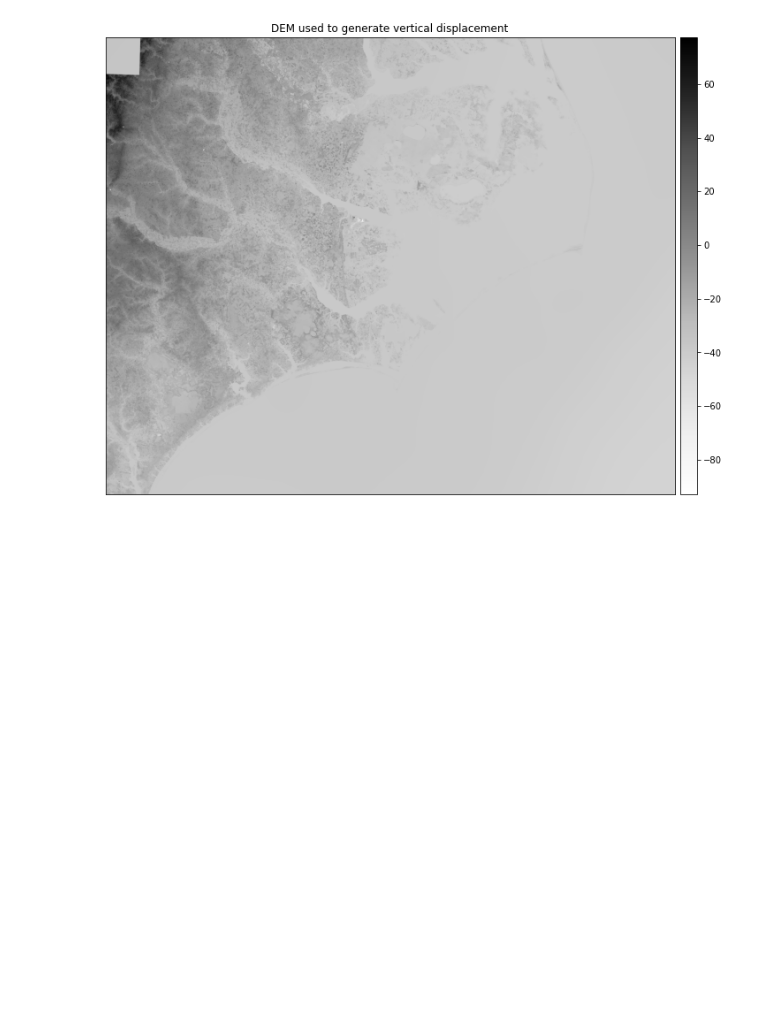
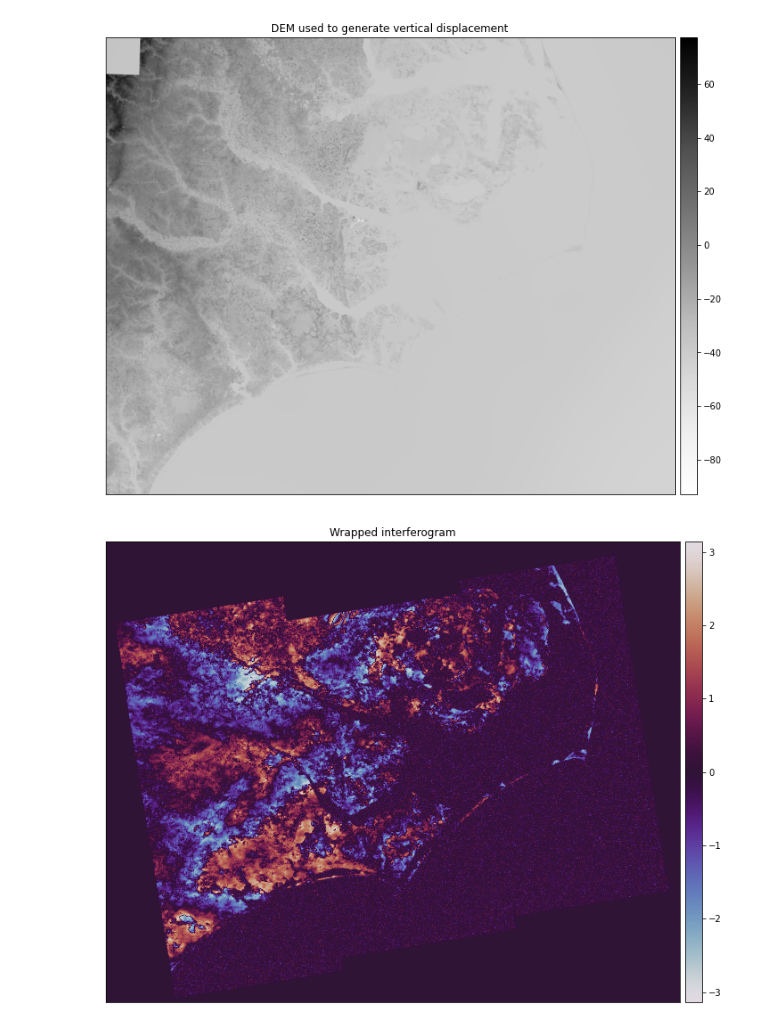
Before and after one commit to tlogie6/Coastal-Bathymetry-Group, a Jupyter notebook: VerticalDisplacement/Code/Data processing vertical displacement.ipynb, the cells around one changed output. Cells and saved outputs as stored; diff of their text form; code cells hidden in the pictures; blank space fills up the shorter version.

```diff
--- a/VerticalDisplacement/Code/Data processing vertical displacement.ipynb
+++ b/VerticalDisplacement/Code/Data processing vertical displacement.ipynb
@@ -32,3 +32,15 @@ ep.plot_bands(dem,
 plt.show()
 # %% [output]
 [figure]
+# %%
+filepath = "../RawData/S1AA_20181008T230552_20181125T230551_VVP048_INT80_G_weF_61C9/S1AA_20181008T230552_20181125T230551_VVP048_INT80_G_weF_61C9_wrapped_phase.tif"
+with rio.open(filepath) as wrapped:
+    wrap = wrapped.read(1)
+# %%
+ep.plot_bands(wrap,
+              title="Wrapped interferogram",
+              cmap="twilight")
+
+plt.show()
+# %% [output]
+[figure, added]
```
Also changed, not shown: parts of 5 cells of this notebook.
